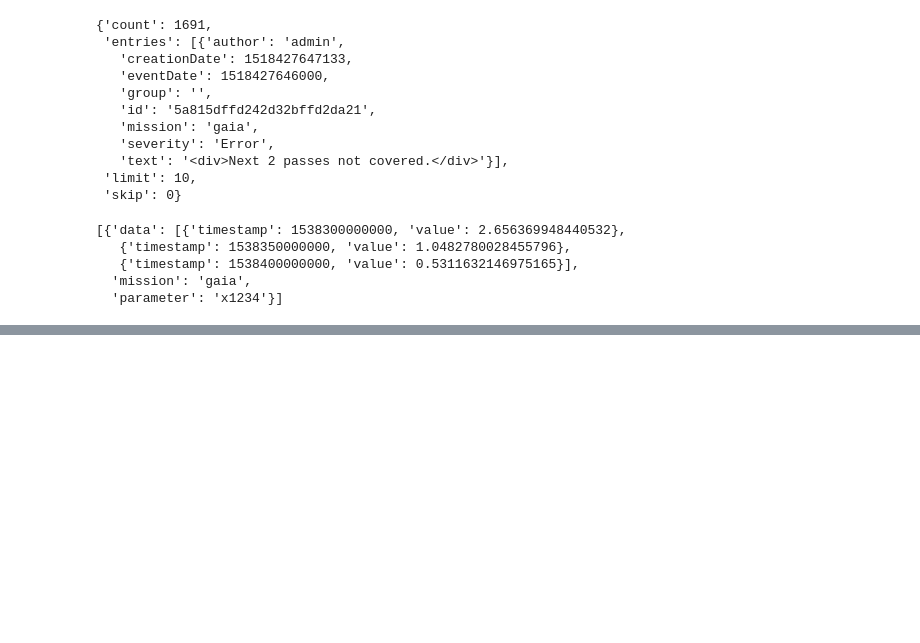
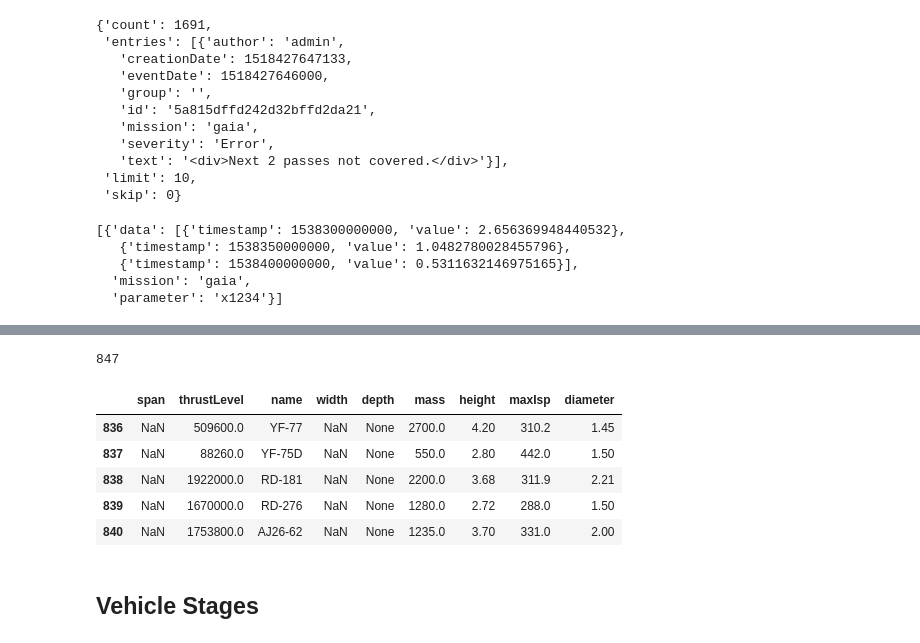
Before and after one commit to PaulDrm/DISCOSQA, a Jupyter notebook: data-requests.ipynb, the cells around one changed output, grey strips where cells are left out. Saved outputs shown, nothing was run; the diff lists cells and outputs as text; code cells hidden in the pictures; blank space fills up the shorter version.

```diff
--- a/data-requests.ipynb
+++ b/data-requests.ipynb
@@ -193,0 +451,2 @@ resp_json
+# %%
+dataEngine, _ = requestAllAndWait(pageName="/api/launch-vehicles/engines")
@@ -193,0 +470,16 @@ resp_json
+# %%
+len(dataEngine)
+# %% [output]
+847
+# %%
+rel_att = []
+engine_df = data2df(dataEngine, rel_att)
+
+engine_df.head()
+# %% [output]
+|  | span | thrustLevel | name | width | depth | mass | height | maxIsp | diameter |
+| 836 | NaN | 509600.0 | YF-77 | NaN | None | 2700.0 | 4.20 | 310.2 | 1.45 |
+| 837 | NaN | 88260.0 | YF-75D | NaN | None | 550.0 | 2.80 | 442.0 | 1.50 |
+| 838 | NaN | 1922000.0 | RD-181 | NaN | None | 2200.0 | 3.68 | 311.9 | 2.21 |
+| 839 | NaN | 1670000.0 | RD-276 | NaN | None | 1280.0 | 2.72 | 288.0 | 1.50 |
+| 840 | NaN | 1753800.0 | AJ26-62 | NaN | None | 1235.0 | 3.70 | 331.0 | 2.00 |
@@ -193,0 +488,2 @@ resp_json
+# %% [markdown]
+## Vehicle Stages
```
Also changed, not shown: parts of 82 cells of this notebook, 1 other file.
